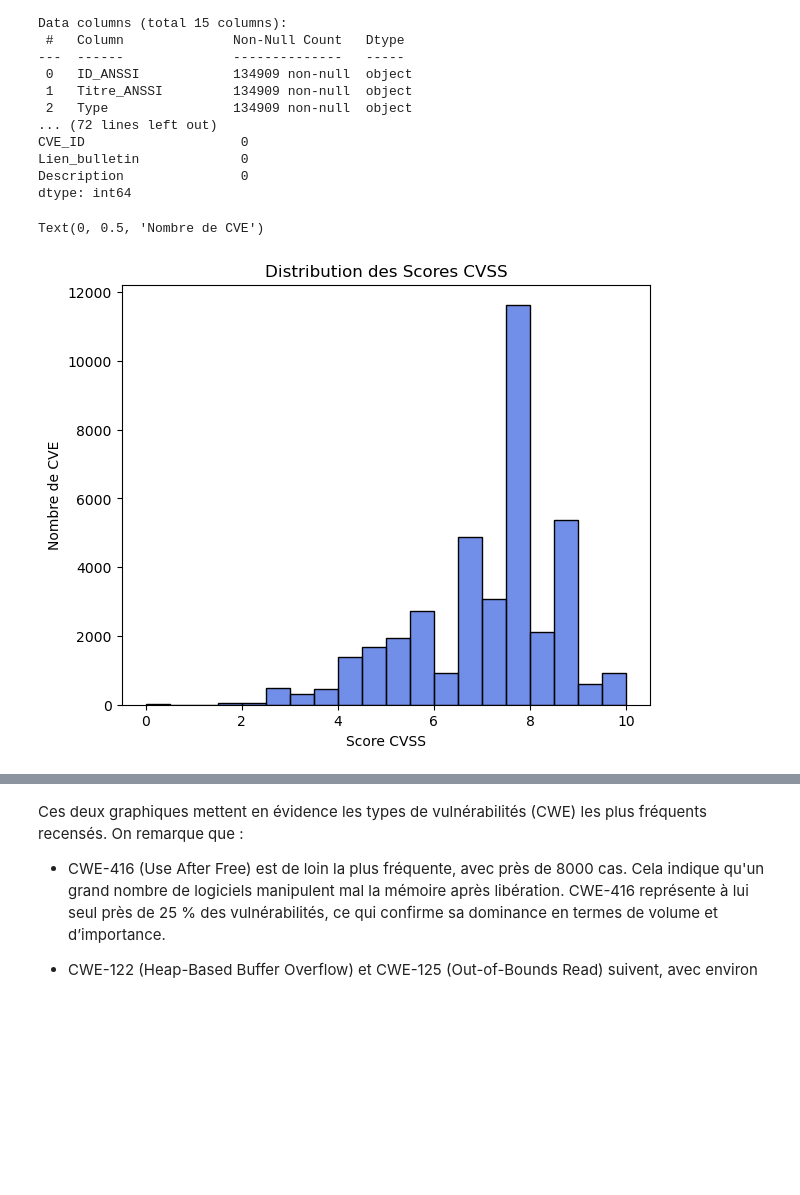
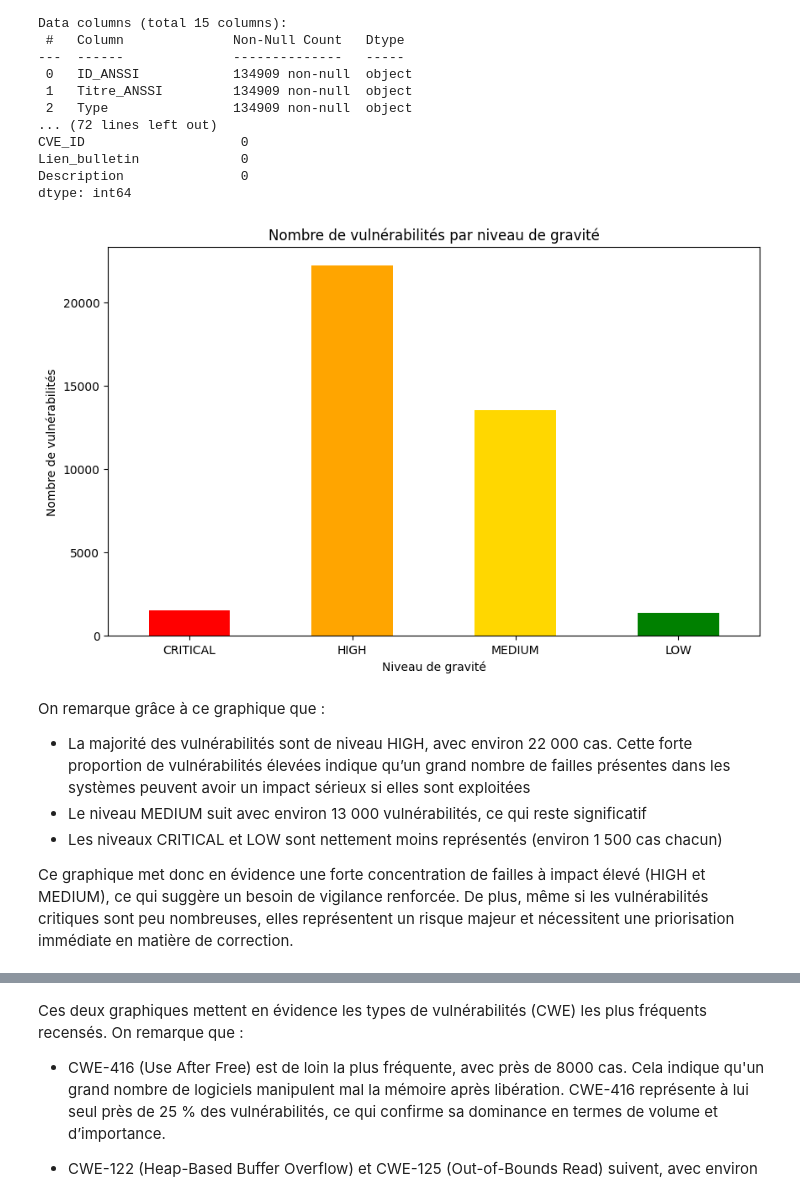
Before and after one commit to charlottines/TD-ANSSI, a Jupyter notebook: data-analysis.ipynb, the cells around one changed output, grey strips where cells are left out. Drawn from its saved outputs; the diff is of its cells as text; code cells hidden in the pictures; blank space fills up the shorter version.

Commit message:
update graphe n°1

```diff
--- a/data-analysis.ipynb
+++ b/data-analysis.ipynb
@@ -64,17 +64,42 @@ dtype: int64
 # %%
 # Étape 5 – Visualisation et Interprétation des CVE enrichies
 
-fig = plt.figure(figsize=(15, 12))
+# Graphique 1.1 :  Histogramme des vulnérabilités par niveau de gravité CVSS
 
-# 1. Histogramme Score CVSS
-plt.subplot(2, 2, 1)
-sns.histplot(data=df, x='CVSS_score', bins=20, color='royalblue')
-plt.title('Distribution des Scores CVSS')
-plt.xlabel('Score CVSS')
-plt.ylabel('Nombre de CVE')
+# Ce graphique fournit fournit une vue d'ensemble claire de la répartition des vulnérabilités selon leur gravité (basé sur le score CVSS)
+# Cela permet notamment de visualiser la charge globale de sécurité (ex. : forte proportion de vulnérabilités critiques ou élevées).
+
+
+df["Base_Severity"] = df["Base_Severity"].str.upper() #uniformiser en majuscules pour éviter les doublons
+df = df[df["Base_Severity"].notna() &(df["Base_Severity"] != "NON DISPONIBLE")] #suppp les valeurs manquantes ou "NON DISPONIBLE"
+ordre = ["CRITICAL", "HIGH", "MEDIUM", "LOW"]
+df["Base_Severity"] = pd.Categorical(df["Base_Severity"], categories=ordre, ordered=True)
+counts = df["Base_Severity"].value_counts().sort_index()
+couleurs = {
+    "CRITICAL": "red",
+    "HIGH": "orange",
+    "MEDIUM": "gold",
+    "LOW": "green"
+}
+color_list = [couleurs.get(sev, "gray") for sev in counts.index]
+
+plt.figure(figsize=(10,6))
+counts.plot(kind="bar", color=color_list)
+plt.title("Nombre de vulnérabilités par niveau de gravité")
+plt.xlabel("Niveau de gravité")
+plt.ylabel("Nombre de vulnérabilités")
+plt.xticks(rotation=0)
+plt.show()
 # %% [output]
-Text(0, 0.5, 'Nombre de CVE')
-[figure, old version]
+[figure, new version]
+# %% [markdown]
+On remarque grâce à ce graphique que :
+- La majorité des vulnérabilités sont de niveau HIGH, avec environ 22 000 cas. Cette forte proportion de vulnérabilités élevées indique qu’un grand nombre de failles présentes dans les systèmes peuvent avoir un impact sérieux si elles sont exploitées
+- Le niveau MEDIUM suit avec environ 13 000 vulnérabilités, ce qui reste significatif
+- Les niveaux CRITICAL et LOW sont nettement moins représentés (environ 1 500 cas chacun)
+
+Ce graphique met donc en évidence une forte concentration de failles à impact élevé (HIGH et MEDIUM), ce qui suggère un besoin de vigilance renforcée.
+De plus, même si les vulnérabilités critiques sont peu nombreuses, elles représentent un risque majeur et nécessitent une priorisation immédiate en matière de correction.
 # %%
 # Graphique 2.1 : Top 10 des types vulnérabilités les + fréquentes (CWE)
 
```
Also changed, not shown: parts of 1 cell of this notebook, 1 other file.
